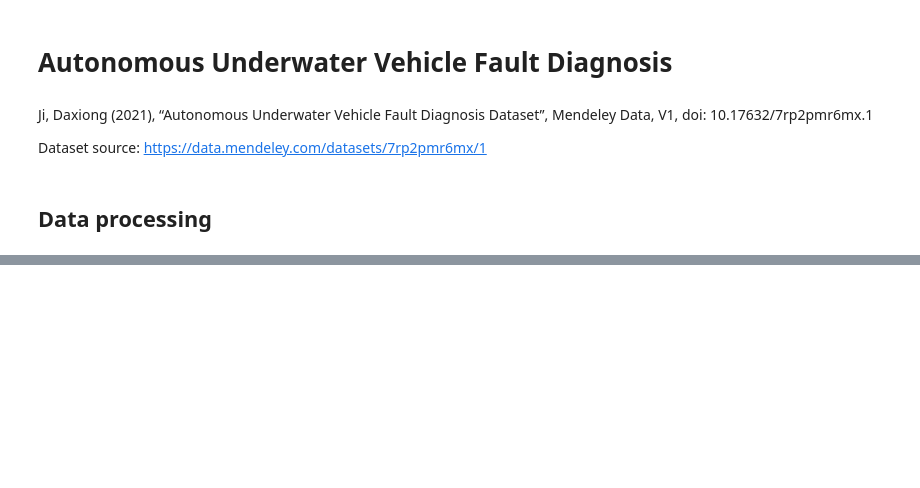
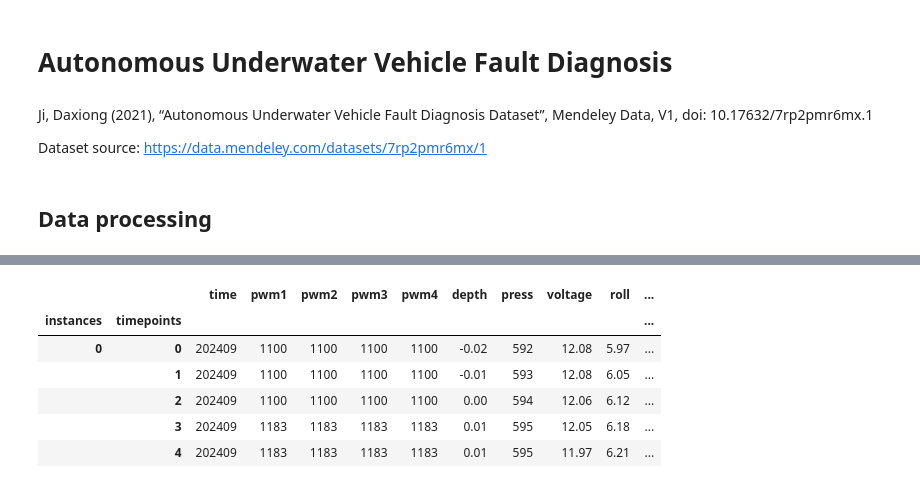
Before and after one commit to shamilnabiyev/automl-time-series, a Jupyter notebook: notebooks/autonomous-uboot-data-processing.ipynb, the cells around one changed output, grey strips where cells are left out. Cells and saved outputs as stored; diff of their text form; code cells hidden in the pictures; blank space fills up the shorter version.

```diff
--- a/notebooks/autonomous-uboot-data-processing.ipynb
+++ b/notebooks/autonomous-uboot-data-processing.ipynb
@@ -140,0 +93,13 @@ plt.show()
+# %%
+data_path = "/mnt/f/Downloads/Autonomous-Underwater-Vehicle-Fault-Diagnosis-Dataset/Dataset/preprocessed/"
+df_train = pd.read_csv(data_path + "features-train.csv")
+df_train = df_train.set_index(["instances", "timepoints"])
+df_train.head()
+# %% [output]
+|  |  | time | pwm1 | pwm2 | pwm3 | pwm4 | depth | press | voltage | roll | ... |
+| instances | timepoints |  |  |  |  |  |  |  |  |  | ... |
+| 0 | 0 | 202409 | 1100 | 1100 | 1100 | 1100 | -0.02 | 592 | 12.08 | 5.97 | ... |
+|  | 1 | 202409 | 1100 | 1100 | 1100 | 1100 | -0.01 | 593 | 12.08 | 6.05 | ... |
+|  | 2 | 202409 | 1100 | 1100 | 1100 | 1100 | 0.00 | 594 | 12.06 | 6.12 | ... |
+|  | 3 | 202409 | 1183 | 1183 | 1183 | 1183 | 0.01 | 595 | 12.05 | 6.18 | ... |
+|  | 4 | 202409 | 1183 | 1183 | 1183 | 1183 | 0.01 | 595 | 11.97 | 6.21 | ... |
```
Also changed, not shown: parts of 14 cells of this notebook.
